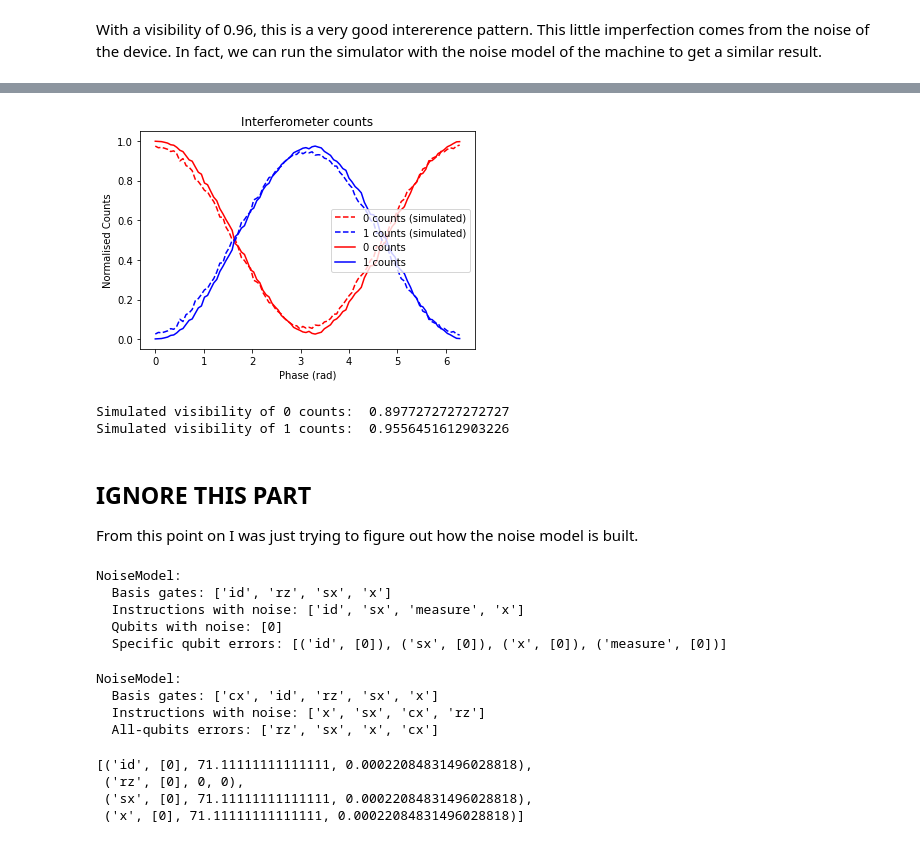
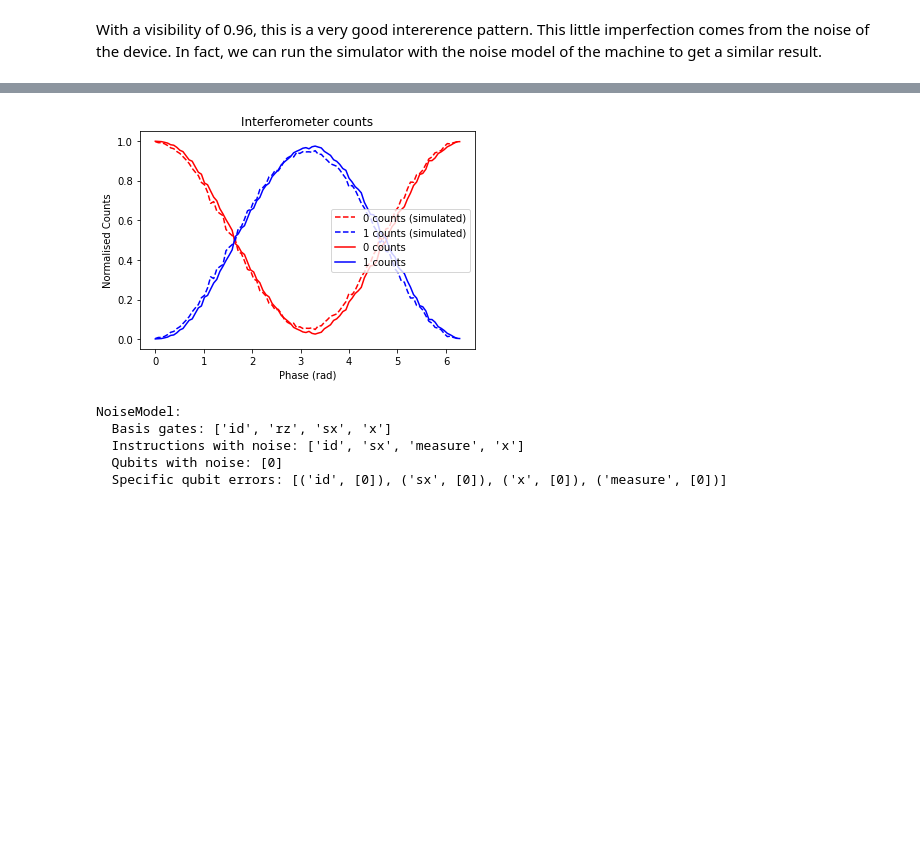
Before and after one commit to PeterSidajaya/PC5228-analysis, a Jupyter notebook: PC5228_analysis.ipynb, the cells around one changed output, grey strips where cells are left out. Drawn from its saved outputs; the diff is of its cells as text; code cells hidden in the pictures; blank space fills up the shorter version.

```diff
--- a/PC5228_analysis.ipynb
+++ b/PC5228_analysis.ipynb
@@ -100,11 +101,12 @@ from qiskit.providers.aer.noise.errors import pauli_error, depolarizing_error
 # Get the simulator
 simulator = Aer.get_backend('qasm_simulator')
 
-IBMQ.save_account('INSERT TOKEN HERE', overwrite=True)
+token = 'a4672f03a285b3dc8d9a691a29fb0f2a5bdcc6227d81b073ebec004d7ed7419c7549f68ce21a2cf685575d5f5a2969770a7f0ef4766a6aba0896649d464e2080'
+IBMQ.save_account(token, overwrite=True)
 provider = IBMQ.load_account()
 
-# This particular result was run on IBMQ Armonk
-backend = provider.get_backend('ibmq_armonk')
+# This particular result was run on IBMQ Belem
+backend = provider.get_backend('ibmq_belem')
 noise_model = NoiseModel.from_backend(backend)
 
 # Variables for later use
@@ -145,7 +147,4 @@ plt.xlabel('Phase (rad)')
 plt.ylabel('Normalised Counts')
 plt.legend(loc='right')
 plt.show()
-
-print('Simulated visibility of 0 counts: ', visibility(sim_counts_0))
-print('Simulated visibility of 1 counts: ', visibility(sim_counts_1))
 # %% [output]
@@ -153,9 +152,4 @@ ibmqfactory.load_account:WARNING:2021-11-05 11:02:44,353: Credentials are alread
-[figure, old version]
+[figure, new version]
-Simulated visibility of 0 counts:  0.8977272727272727
-Simulated visibility of 1 counts:  0.9556451612903226
-# %% [markdown]
-## IGNORE THIS PART
-From this point on I was just trying to figure out how the noise model is built.
 # %%
 print(noise_model)
 # %% [output]
@@ -164,33 +158,3 @@ NoiseModel:
   Instructions with noise: ['id', 'sx', 'measure', 'x']
   Qubits with noise: [0]
   Specific qubit errors: [('id', [0]), ('sx', [0]), ('x', [0]), ('measure', [0])]
-# %%
-import qiskit.providers.aer.noise as noise
-
-# Error probabilities
-prob_1 = 0.001  # 1-qubit gate
-prob_2 = 0.01   # 2-qubit gate
-
-# Depolarizing quantum errors
-error_1 = noise.depolarizing_error(prob_1, 1)
-error_2 = noise.depolarizing_error(prob_2, 2)
-
-# Add errors to noise model
-noise_model = noise.NoiseModel()
-noise_model.add_all_qubit_quantum_error(error_1, ['rz', 'sx', 'x'])
-noise_model.add_all_qubit_quantum_error(error_2, ['cx'])
-print(noise_model)
-# %% [output]
-NoiseModel:
-  Basis gates: ['cx', 'id', 'rz', 'sx', 'x']
-  Instructions with noise: ['x', 'sx', 'cx', 'rz']
-  All-qubits errors: ['rz', 'sx', 'x', 'cx']
-# %%
-from qiskit.providers.aer.noise.device import *
-
-gate_param_values(backend.properties())
-# %% [output]
-[('id', [0], 71.11111111111111, 0.00022084831496028818),
- ('rz', [0], 0, 0),
- ('sx', [0], 71.11111111111111, 0.00022084831496028818),
- ('x', [0], 71.11111111111111, 0.00022084831496028818)]
```
Also changed, not shown: parts of 2 cells of this notebook, 1 other file.
